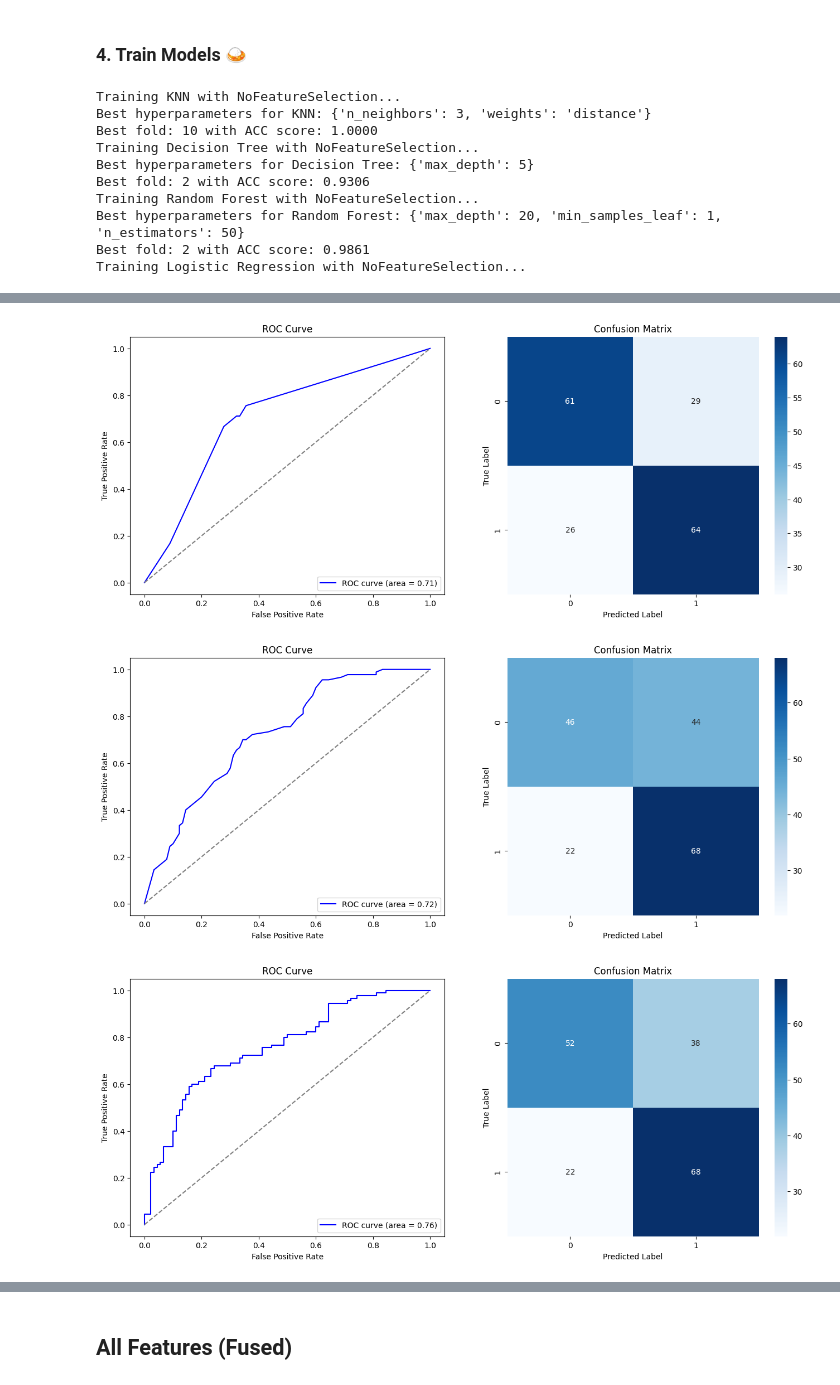
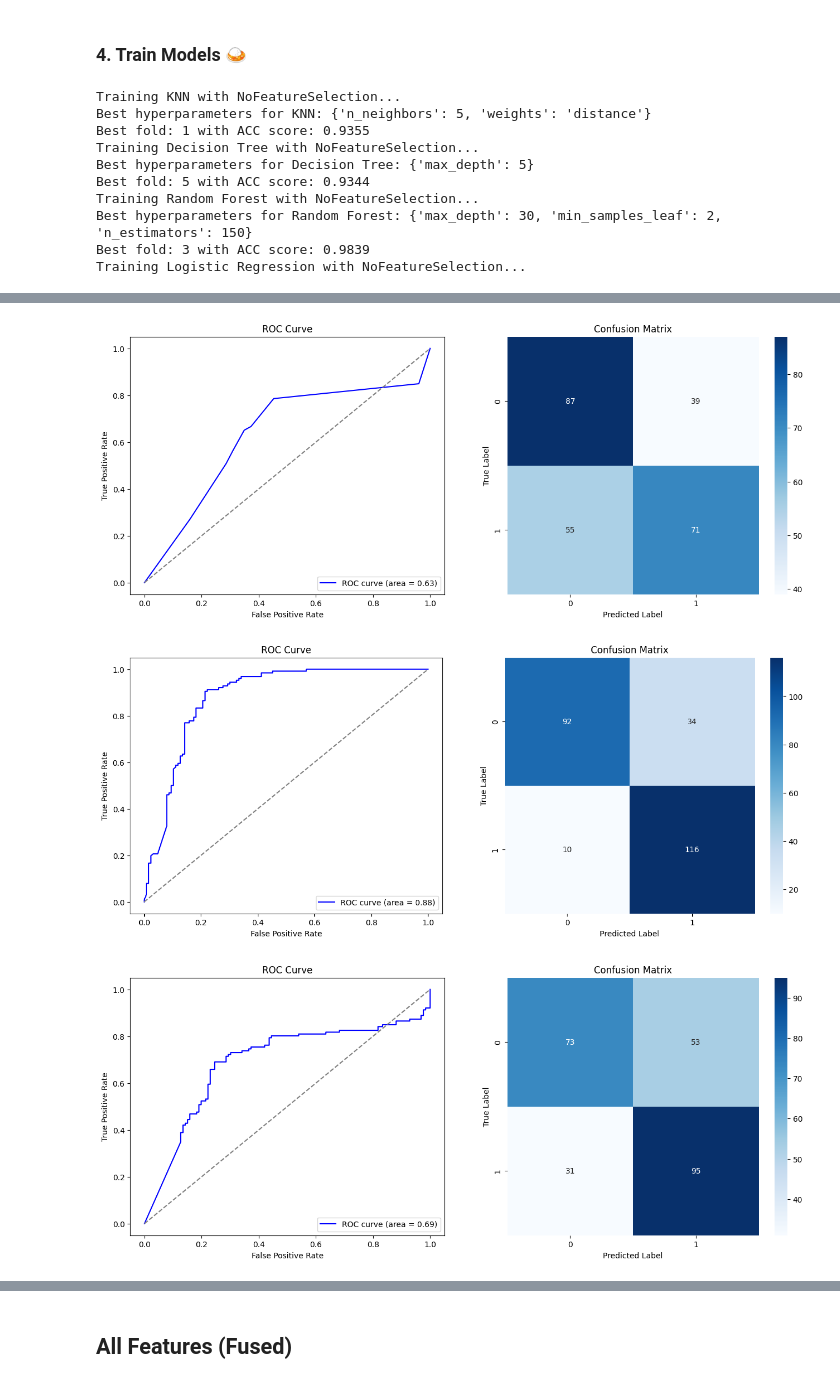
Before and after one commit to wachiii-q/brain-asd, a Jupyter notebook: classification.ipynb, the cells around one changed output, grey strips where cells are left out. Drawn from its saved outputs; the diff is of its cells as text; code cells hidden in the pictures.

Commit message:
feat: add more data

```diff
--- a/classification.ipynb
+++ b/classification.ipynb
@@ -22,8 +22,8 @@ from sklearn.model_selection import GridSearchCV
 
 # ==== SETTINGS ====
 IS_HYPERPARAM_TUNING = True                                                                                 # !!!!!
-featuresDirPath = "/Users/wachiii/Workschii/brain-asd/data/data_children/features/30s_epochbased_withbasedline_mid5min"    # !!!!!
-modelDirForSavelPath = "/Users/wachiii/Workschii/brain-asd/model/children/20250514_SingleFeat_withbasedline_mid5min/"              # !!!!!
+featuresDirPath = "/Users/wachiii/Workschii/brain-asd/data/data_children/features/30s_epochbasedNew20250526/"    # !!!!!
+modelDirForSavelPath = "/Users/wachiii/Workschii/brain-asd/model/newChildren/20250526_singlefeat/"              # !!!!!
 OUTLIER_THRESHOLD = 3.0
 
 
@@ -80,8 +80,8 @@ def remove_outliers_iqr_2d(data, threshold=3):
 ### 1. Get feature ☁️
 # %%
 # === CHANGE THIS TO SWITCH BETWEEN FEATURE TYPE ===
-whichFeatureType = "coherence"  # "bandpower", "coherence", "hfd", "relativepower" # !!!!
-whichDirForModelPath = modelDirForSavelPath + "coherence"  # "bandpower", "coherence", "hfd", "relativepower" # !!!!
+whichFeatureType = "bandpower"  # "bandpower", "coherence", "hfd", "relativepower" # !!!!
+whichDirForModelPath = modelDirForSavelPath + "bandpower"  # "bandpower", "coherence", "hfd", "relativepower" # !!!!
 # ==================================================
 
 hcFeaturePath = featuresDirPath + "/" + whichFeatureType + "/" + f"{whichFeatureType}_HC.npy"
@@ -192,7 +234,7 @@ for modelName, (model, paramGrid) in models.items():
         hyperparamTuningDetails = []
 
         if IS_HYPERPARAM_TUNING and paramGrid:
-            gridSearch = GridSearchCV(model, paramGrid, cv=5, scoring="accuracy", n_jobs=-1, return_train_score=True)
+            gridSearch = GridSearchCV(model, paramGrid, cv=5, scoring="accuracy", n_jobs=8, return_train_score=True)
             gridSearch.fit(X_train, y_train)
             model = gridSearch.best_estimator_
             bestParams = gridSearch.best_params_
@@ -367,12 +409,12 @@ for result in results:
         print(f"Hyperparameter Tuning Details: {result['hyperparam_tuning_details']}")
 # %% [output]
 Training KNN with NoFeatureSelection...
-Best hyperparameters for KNN: {'n_neighbors': 3, 'weights': 'distance'}
-Best fold: 10 with ACC score: 1.0000
+Best hyperparameters for KNN: {'n_neighbors': 5, 'weights': 'distance'}
+Best fold: 1 with ACC score: 0.9355
 Training Decision Tree with NoFeatureSelection...
 Best hyperparameters for Decision Tree: {'max_depth': 5}
-Best fold: 2 with ACC score: 0.9306
+Best fold: 5 with ACC score: 0.9344
 Training Random Forest with NoFeatureSelection...
-Best hyperparameters for Random Forest: {'max_depth': 20, 'min_samples_leaf': 1, 'n_estimators': 50}
-Best fold: 2 with ACC score: 0.9861
+Best hyperparameters for Random Forest: {'max_depth': 30, 'min_samples_leaf': 2, 'n_estimators': 150}
+Best fold: 3 with ACC score: 0.9839
 Training Logistic Regression with NoFeatureSelection...
@@ -397,3 +439,3 @@ Hyperparameter Tuning Details: [{'params': {'learning_rate': 0.01, 'n_estimators
-[figure, old version]
+[figure, new version]
-[figure, old version]
+[figure, new version]
-[figure, old version]
+[figure, new version]
```
Also changed, not shown: parts of 12 cells of this notebook, 5 other files.
